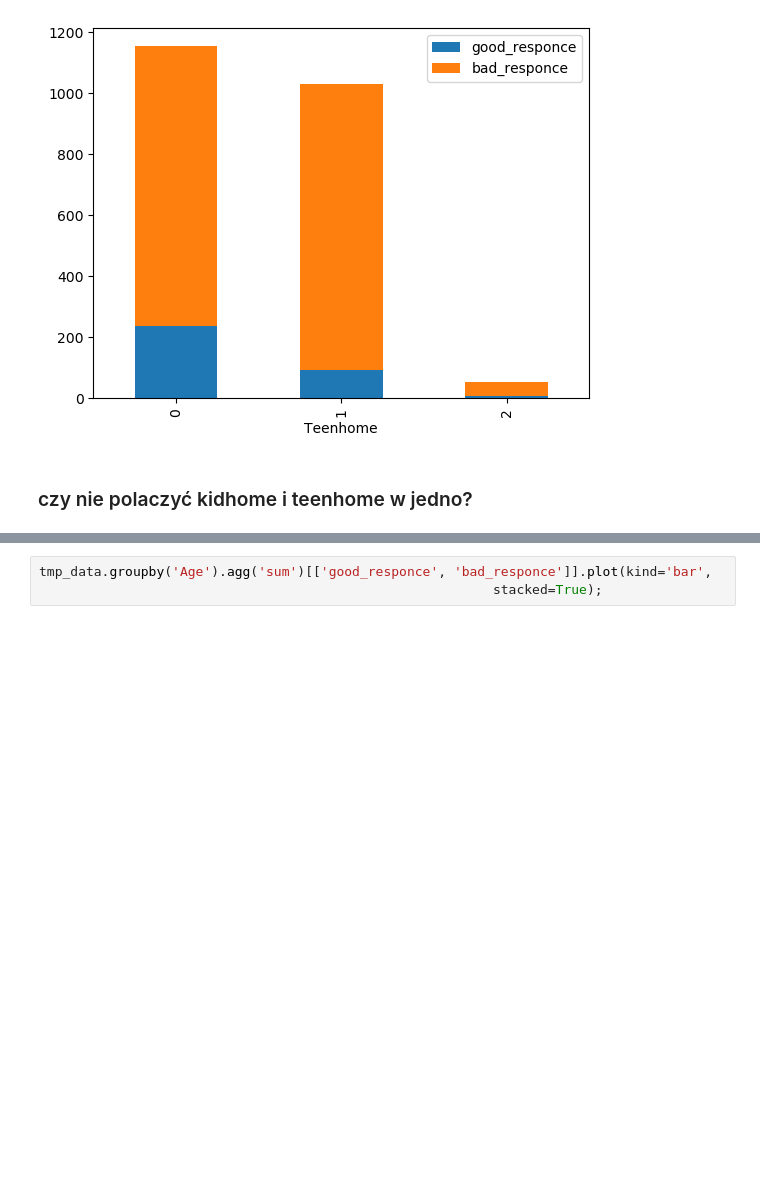
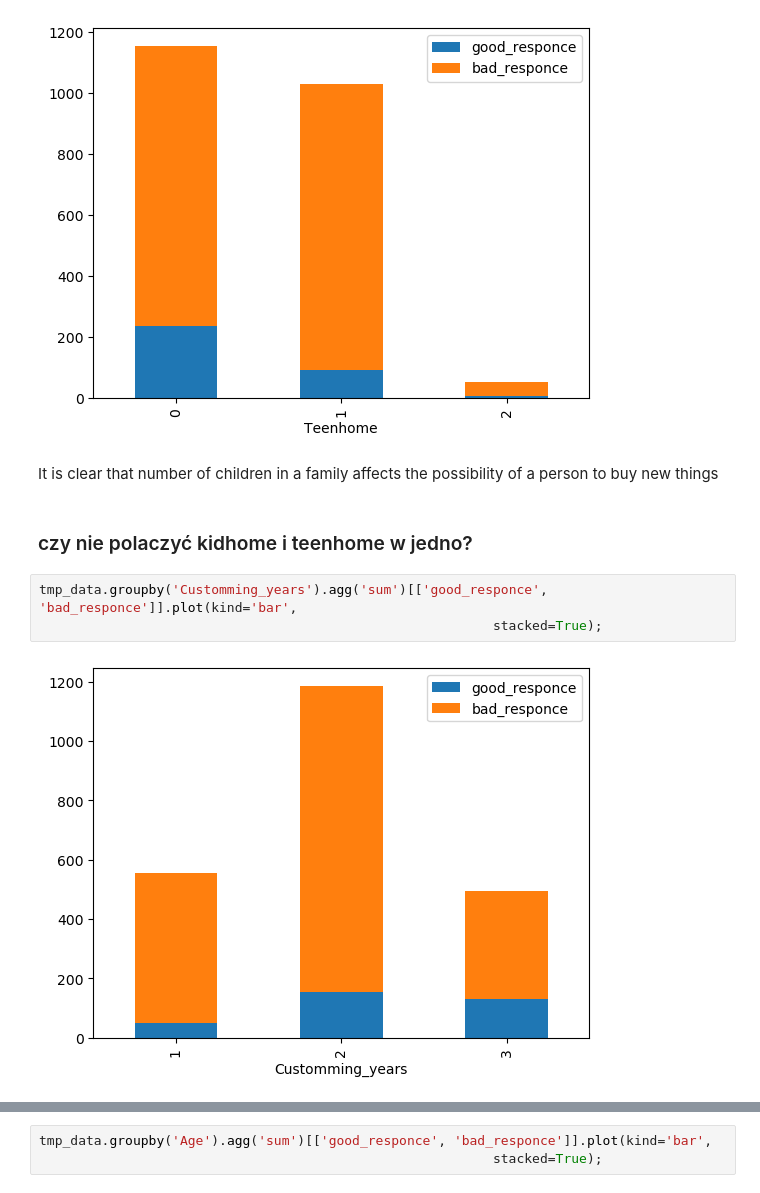
Before and after one commit to YuriiBatkovych/MachineLearning2022_2023, a Jupyter notebook: project/Project.ipynb, the cells around one changed output, grey strips where cells are left out. Saved outputs shown, nothing was run; the diff lists cells and outputs as text; blank space fills up the shorter version.

```diff
--- a/project/Project.ipynb
+++ b/project/Project.ipynb
@@ -305,5 +328,12 @@ tmp_data.groupby('Teenhome').agg('sum')[['good_responce', 'bad_responce']].plot(
                                                           stacked=True);
 # %% [output]
 [figure]
+# %% [markdown]
+It is clear that number of children in a family affects the possibility of a person to buy new things
 # %% [markdown]
 ### czy nie polaczyć kidhome i teenhome w jedno?
+# %%
+tmp_data.groupby('Customming_years').agg('sum')[['good_responce', 'bad_responce']].plot(kind='bar',
+                                                          stacked=True);
+# %% [output]
+[figure, added]
```
Also changed, not shown: parts of 29 cells of this notebook.
